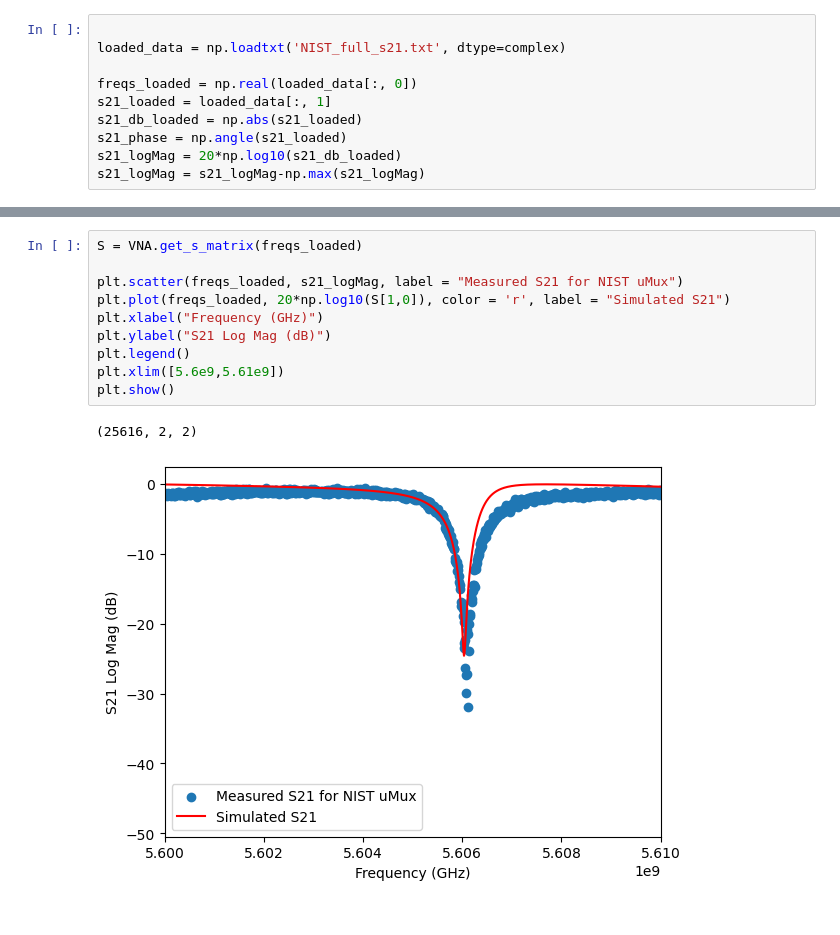
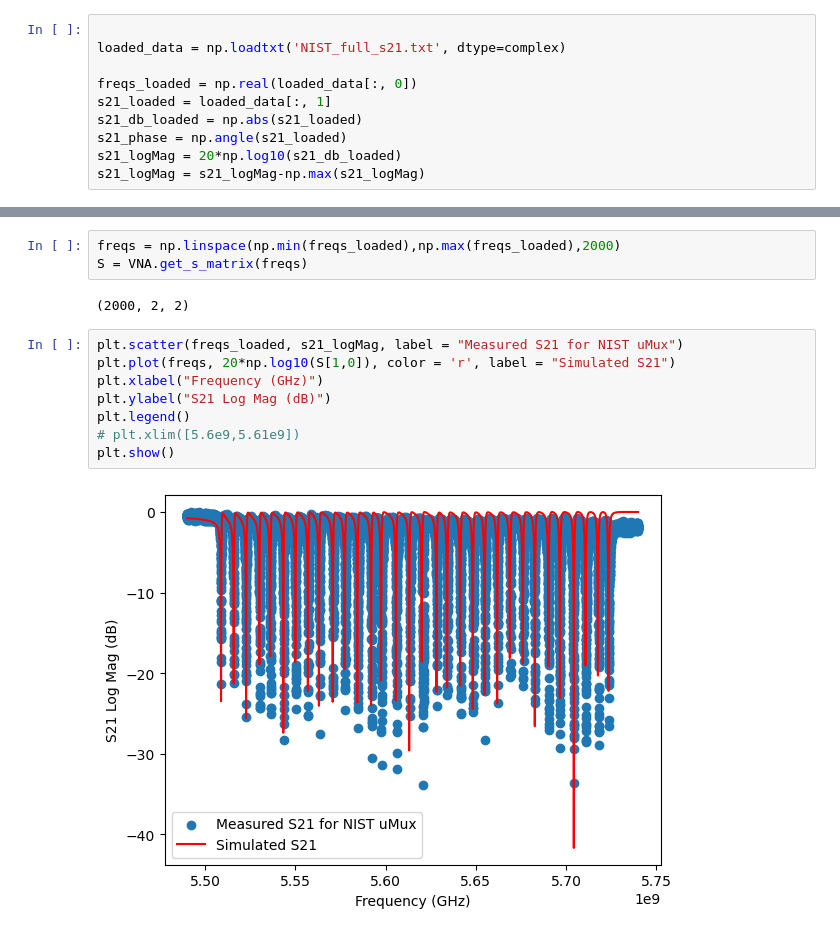
Before and after one commit to QTSF-Mines/Microwave-Multiplexing, a Jupyter notebook: uMux_modeling/model_testing.ipynb, the cells around one changed output, grey strips where cells are left out. Cells and saved outputs as stored; diff of their text form.

```diff
--- a/uMux_modeling/model_testing.ipynb
+++ b/uMux_modeling/model_testing.ipynb
@@ -53,16 +80,18 @@ VNA.draw_schematic(use_color=True, max_draw=1)
 # %%
-S = VNA.get_s_matrix(freqs_loaded)
-
-plt.scatter(freqs_loaded, s21_logMag, label = "Measured S21 for NIST uMux")
-plt.plot(freqs_loaded, 20*np.log10(S[1,0]), color = 'r', label = "Simulated S21")
-plt.xlabel("Frequency (GHz)")
-plt.ylabel("S21 Log Mag (dB)")
-plt.legend()
-plt.xlim([5.6e9,5.61e9])
-plt.show()
+freqs = np.linspace(np.min(freqs_loaded),np.max(freqs_loaded),2000)
+S = VNA.get_s_matrix(freqs)
 # %% [output]
-(25616, 2, 2)
+(2000, 2, 2)
-[figure, removed]
+# %%
+plt.scatter(freqs_loaded, s21_logMag, label = "Measured S21 for NIST uMux")
+plt.plot(freqs, 20*np.log10(S[1,0]), color = 'r', label = "Simulated S21")
+plt.xlabel("Frequency (GHz)")
+plt.ylabel("S21 Log Mag (dB)")
+plt.legend()
+# plt.xlim([5.6e9,5.61e9])
+plt.show()
+# %% [output]
+[figure, added]
 # %%
 
 
```
Also changed, not shown: parts of 6 cells of this notebook, 13 other files.
